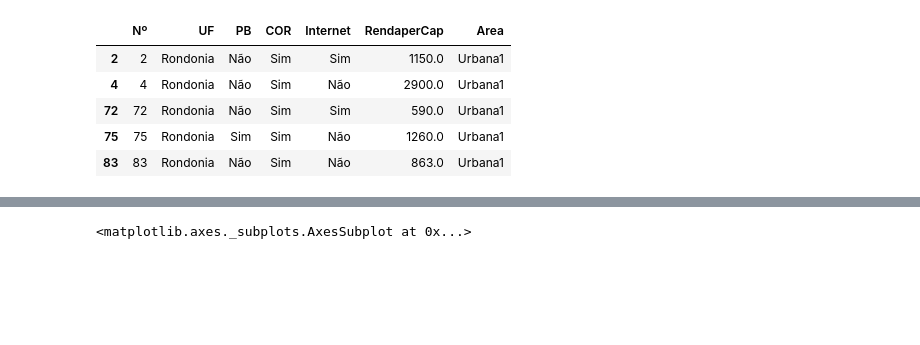
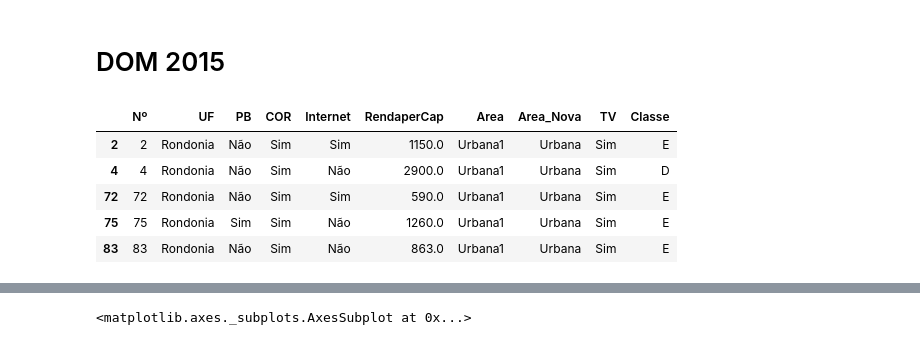
Before and after one commit to Ligeiro13/CD, a Jupyter notebook: Projeto 1 (light).ipynb, the cells around one changed output, grey strips where cells are left out. Cells and saved outputs as stored; diff of their text form; code cells hidden in the pictures; blank space fills up the shorter version.

```diff
--- a/Projeto 1 (light).ipynb
+++ b/Projeto 1 (light).ipynb
@@ -1,3 +11,5 @@
+# %% [markdown]
+# DOM 2015
 # %%
 %matplotlib inline
 import pandas as pd
@@ -5,48 +17,81 @@ import matplotlib.pyplot as plt
 import math
 import os
 
-#PERGUNTA: como a renda per capta influência no acesso a Internet doméstica e a TV nas areas rurais e urbana?
 
-#OBJETIVO: Entender como a renda per capta influência no acesso a Internet e a TV
-
-
-novo_dados = pd.read_csv("resumo2.csv", sep= ',')
+novo_dados = pd.read_csv("resumo2015.csv", sep= ',')
 #tirando os null
 novo_dados = novo_dados[pd.notnull(novo_dados.UF)&pd.notnull(novo_dados.V0227)]
 #criando o DataFrame
 novo_dados = pd.DataFrame(novo_dados)
 #mudando os nomes das colunas
 novo_dados.columns = ["Nº","UF", "PB","COR","Internet","RendaperCap", "Area"]
 #Criando Categorias
 novo_dados.UF = novo_dados.UF.astype('category')
 novo_dados.PB = novo_dados.PB.astype('category')
 novo_dados.COR = novo_dados.COR.astype('category')
 novo_dados.Internet = novo_dados.Internet.astype('category')
 novo_dados.Area = novo_dados.Area.astype('category')
 novo_dados.RendaperCap = novo_dados.RendaperCap.astype('float')
 #tirar o valor absurdo de 99999999 da renda per cap
 novo_dados = novo_dados[novo_dados.RendaperCap != 999999999999]
 
 #mudando rotulos categoricos
 novo_dados.UF.cat.categories = ("Rondonia","Acre","Amazonas","Roraima", \
 "Pará","Amapá", "Tocantins", "Maranhão", "Piauí", "Ceará","Rio Grande do Norte","Paraíba", \
 "Pernambuco","Alagoas","Sergipe","Bahia","Minas Gerais","Espírito Santo","Rio de Janeiro",\
 "São Paulo","Paraná","Santa Catarina","Rio Grande do Sul","Mato Grosso do Sul","Mato Grosso","Goiás","Distrito Federal")
 novo_dados.PB.cat.categories = ("Sim","Não")
 novo_dados.COR.cat.categories = ("Sim")
 novo_dados.Internet.cat.categories = ("Sim", "Não")
 novo_dados.Area.cat.categories = ["Urbana1","Urbana2","Urbana3","Rural1","Rural2","Rural3","Rural4","Rural5"]
 
+#criando nova coluna de Area
 
-#novo_dados.Internet.value_counts()
-#novo_dados.PB.value_counts()
+novo_dados.loc[(novo_dados.Area == "Urbana1") | (novo_dados.Area == "Urbana2")| \
+(novo_dados.Area == "Urbana3"), "Area_Nova"] = "Urbana"
+novo_dados.loc[(novo_dados.Area == "Rural1") | (novo_dados.Area == "Rural2")| \
+(novo_dados.Area == "Rural3")| (novo_dados.Area == "Rural4")| (novo_dados.Area == "Rural5"), "Area_Nova"] = "Rural"
 
 
+#criando nova coluna de TV
+novo_dados.loc[(novo_dados.PB == "Sim"), "TV"] = "Sim"
+novo_dados.loc[(novo_dados.PB == "Não"), "TV"] = "Não"
+novo_dados.loc[(novo_dados.COR == "Sim"), "TV"] = "Sim"
+novo_dados.loc[(novo_dados.COR == "Não"), "TV"] = "Não"
+#criando nova coluna de TV
+"""
+Classes Sociais segundo IBGE
+A --  > 20 SM
+B -- 10 a 20 SM
+C -- 4 a 10
+D -- 2 a 4 SM
+E -- < 2SM
+
+"""
+sm = 788
+novo_dados.loc[(novo_dados.RendaperCap < 2*sm ), "Classe"] = "E"
+novo_dados.loc[(novo_dados.RendaperCap > 2*sm) & (novo_dados.RendaperCap < 4*sm), "Classe"] = "D"
+novo_dados.loc[(novo_dados.RendaperCap > 4*sm) & (novo_dados.RendaperCap < 10*sm), "Classe"] = "C"
+novo_dados.loc[(novo_dados.RendaperCap > 10*sm) & (novo_dados.RendaperCap < 20*sm), "Classe"] = "B"
+novo_dados.loc[(novo_dados.RendaperCap > 20*sm), "Classe"] = "A"
+
+#FAIXAS
+faixa1 = range(0,5000,25)
+faixa = [0,sm*2,4*sm,10*sm,20*sm]
+#criando renda area urbana
+rendaU = novo_dados.RendaperCap[novo_dados.Area_Nova == "Urbana"]
+#criando renda area rural
+rendaR = novo_dados.RendaperCap[novo_dados.Area_Nova == "Rural"]
+#dividindo a area urbana em classes sociais
+rendaUfaixa = pd.cut(rendaU, faixa, False)
+#dividindo a area rural em classes sociais
+rendaRfaixa = pd.cut(rendaR, faixa, False)
+
 novo_dados.head()
 # %% [output]
-|  | Nº | UF | PB | COR | Internet | RendaperCap | Area |
-| 2 | 2 | Rondonia | Não | Sim | Sim | 1150.0 | Urbana1 |
-| 4 | 4 | Rondonia | Não | Sim | Não | 2900.0 | Urbana1 |
-| 72 | 72 | Rondonia | Não | Sim | Sim | 590.0 | Urbana1 |
-| 75 | 75 | Rondonia | Sim | Sim | Não | 1260.0 | Urbana1 |
-| 83 | 83 | Rondonia | Não | Sim | Não | 863.0 | Urbana1 |
+|  | Nº | UF | PB | COR | Internet | RendaperCap | Area | Area_Nova | TV | Classe |
+| 2 | 2 | Rondonia | Não | Sim | Sim | 1150.0 | Urbana1 | Urbana | Sim | E |
+| 4 | 4 | Rondonia | Não | Sim | Não | 2900.0 | Urbana1 | Urbana | Sim | D |
+| 72 | 72 | Rondonia | Não | Sim | Sim | 590.0 | Urbana1 | Urbana | Sim | E |
+| 75 | 75 | Rondonia | Sim | Sim | Não | 1260.0 | Urbana1 | Urbana | Sim | E |
+| 83 | 83 | Rondonia | Não | Sim | Não | 863.0 | Urbana1 | Urbana | Sim | E |
```
Also changed, not shown: parts of 17 cells of this notebook, 4 other files.
